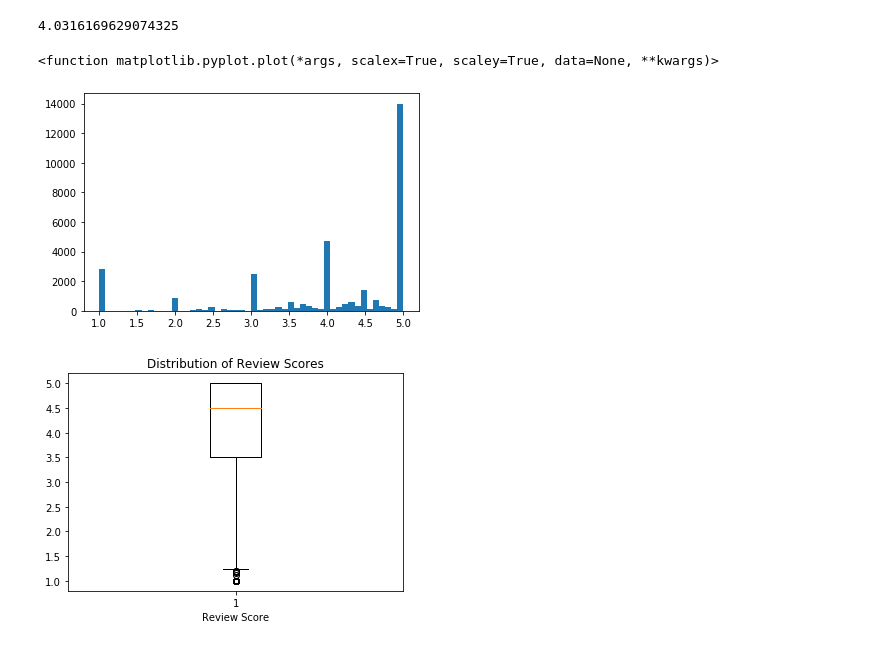
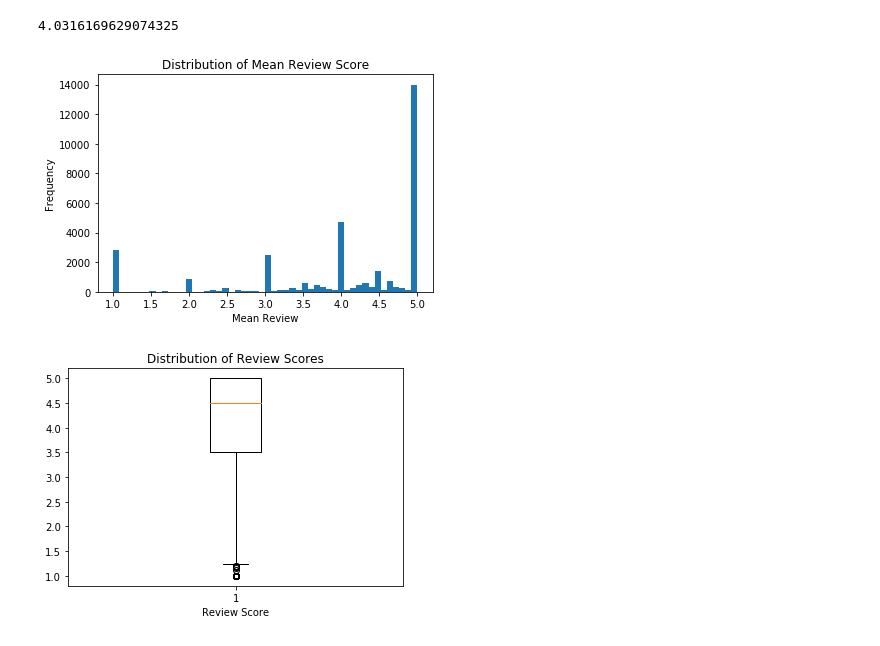
Before and after one commit to ldietsche/Springboard_Course, a Jupyter notebook: Capstone Project 1/Capstone Project 1 v2.ipynb, the cells around one changed output. Drawn from its saved outputs; the diff is of its cells as text; code cells hidden in the pictures.

```diff
--- a/Capstone Project 1/Capstone Project 1 v2.ipynb
+++ b/Capstone Project 1/Capstone Project 1 v2.ipynb
@@ -282,9 +275,11 @@ review_vs_price['review_score'].mean()
 # %% [output]
 4.0316169629074325
 # %%
+plt.title('Distribution of Mean Review Score')
 plt.hist(review_vs_price['review_score'], bins=50)
-plt.plot
+plt.xlabel('Mean Review')
+plt.ylabel('Frequency')
+plt.show()
 # %% [output]
-<function matplotlib.pyplot.plot(*args, scalex=True, scaley=True, data=None, **kwargs)>
-[figure, old version]
+[figure, new version]
 # %%
```
Also changed, not shown: parts of 48 cells of this notebook, 8 other files.
